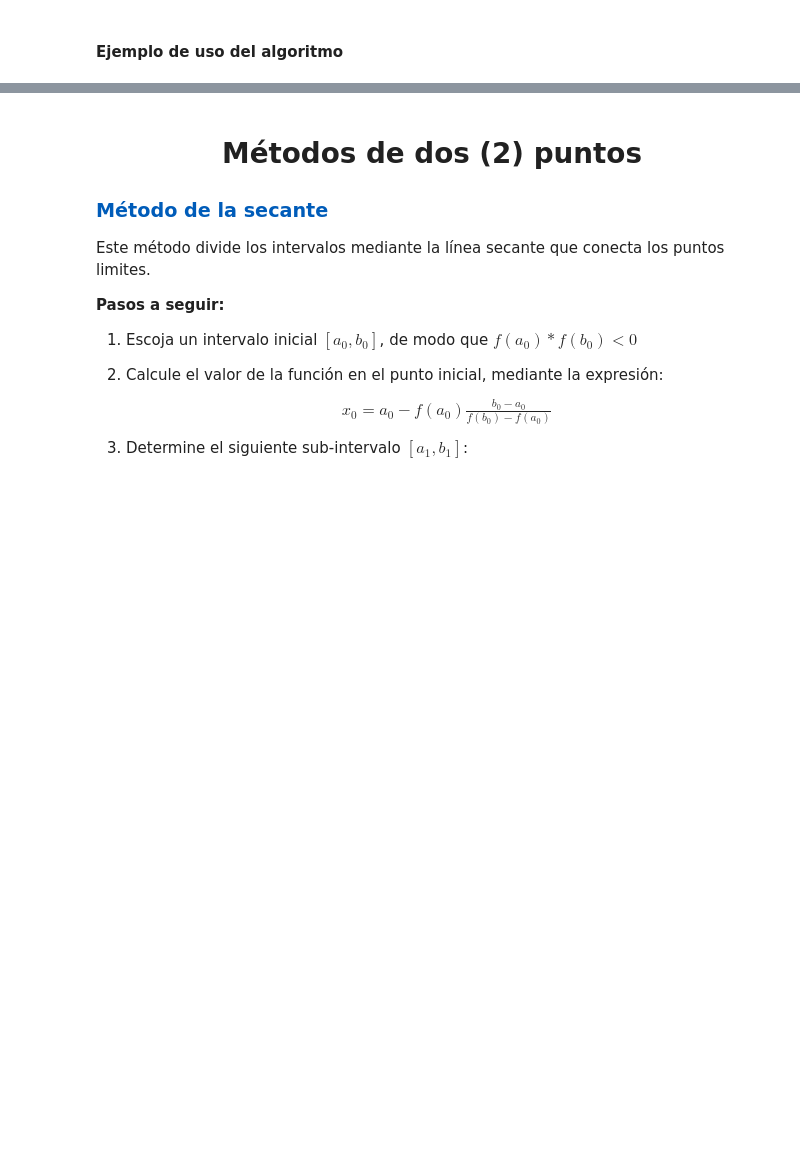
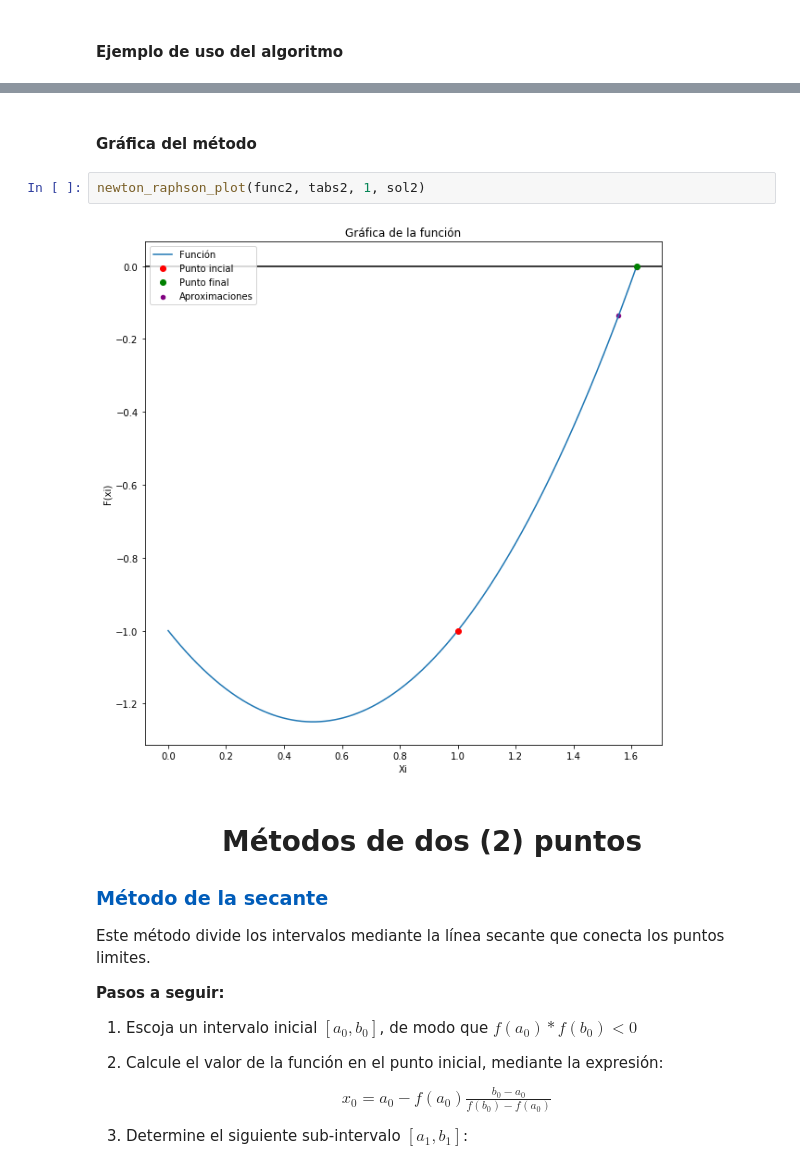
Before and after one commit to dfzunigah/numerical_methods, a Jupyter notebook: 1 - Rootfinding_methods.ipynb, the cells around one changed output, grey strips where cells are left out. Saved outputs shown, nothing was run; the diff lists cells and outputs as text; blank space fills up the shorter version.

```diff
--- a/1 - Rootfinding_methods.ipynb
+++ b/1 - Rootfinding_methods.ipynb
@@ -207,3 +211,9 @@ La solución es: -1.0
+# %% [markdown]
+#### Gráfica del método
+# %%
+newton_raphson_plot(func2, tabs2, 1, sol2)
+# %% [output]
+[figure, added]
 # %% [markdown]
 <center><h1> Métodos de dos (2) puntos </h1></center>
 
```
Also changed, not shown: parts of 4 cells of this notebook, 2 other files.
